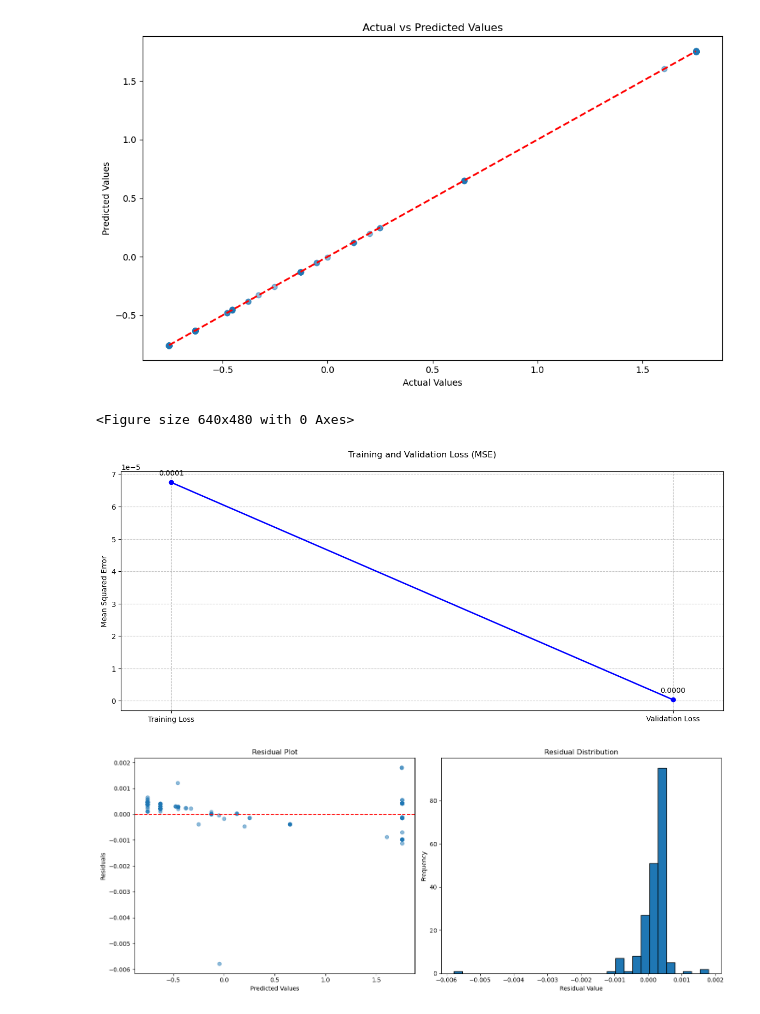
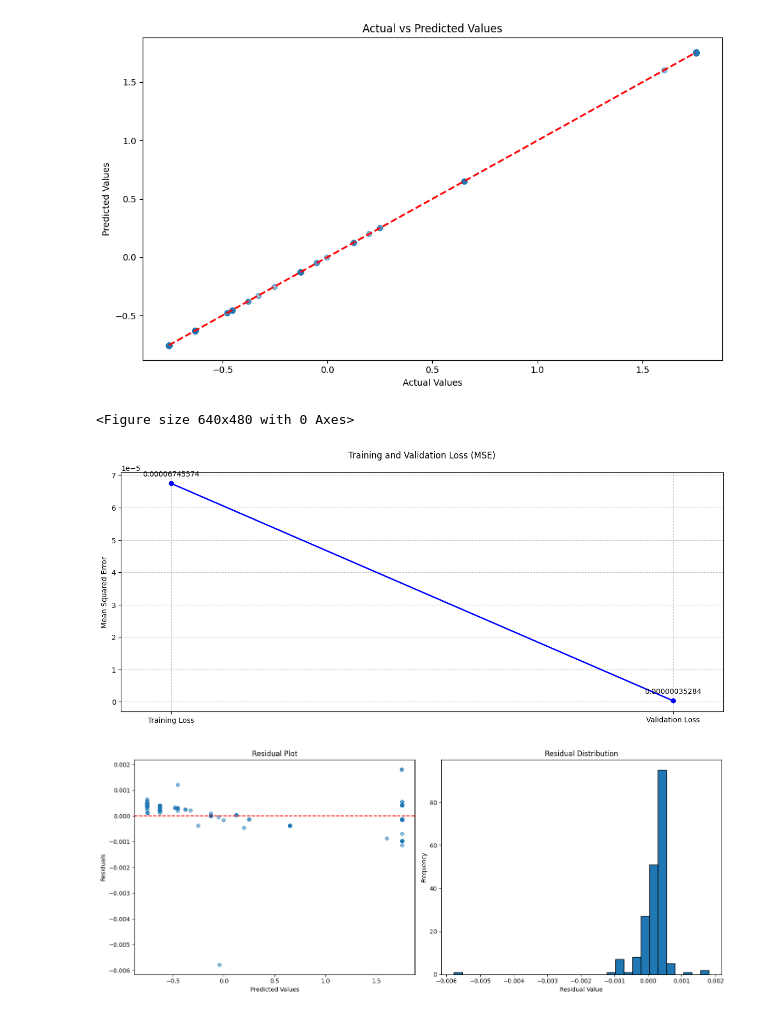
Before and after one commit to cmm25/MachineLearning, a Jupyter notebook: Knowledge_based_systems/Regression/regression.ipynb, the cells around one changed output. Saved outputs shown, nothing was run; the diff lists cells and outputs as text; code cells hidden in the pictures.

```diff
--- a/Knowledge_based_systems/Regression/regression.ipynb
+++ b/Knowledge_based_systems/Regression/regression.ipynb
@@ -595,29 +595,29 @@ plt.show()
 # %%
 plt.clf()
 
 loss_values = [train_mse, test_mse]
 labels = ['Training Loss', 'Validation Loss']
 
 plt.figure(figsize=fig_size)
 
 plt.plot(labels, loss_values, marker='o', color='blue', linewidth=2)
 
 plt.title('Training and Validation Loss (MSE)', fontsize=12, pad=20)
 plt.ylabel('Mean Squared Error', fontsize=10)
 plt.grid(True, linestyle='--', alpha=0.7)
 
 for i, value in enumerate(loss_values):
-    plt.annotate(f'{value:.4f}',
+    plt.annotate(f'{value:.11f}',
                 (i, value),
                 textcoords="offset points",
                 xytext=(0,10),
                 ha='center')
 
 plt.margins(x=0.1)
 plt.show()
 # %% [output]
 <Figure size 640x480 with 0 Axes>
-[figure, old version]
+[figure, new version]
 # %%
 # Calculate residuals
 residuals = y_test - y_pred_test
```
Also changed, not shown: parts of 9 cells of this notebook, 1 other file.
